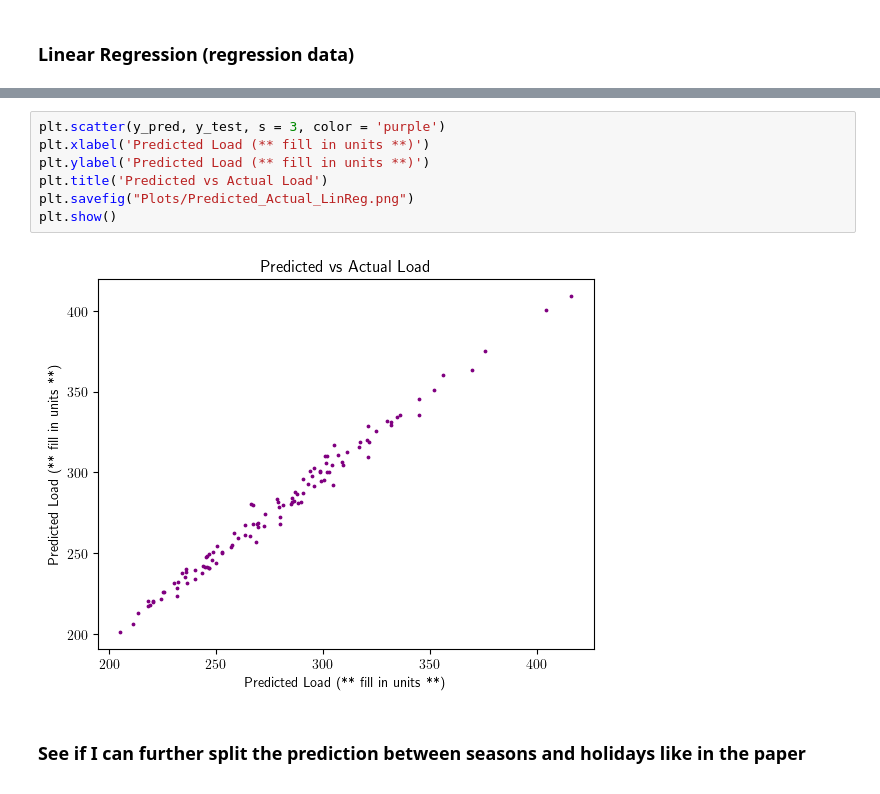
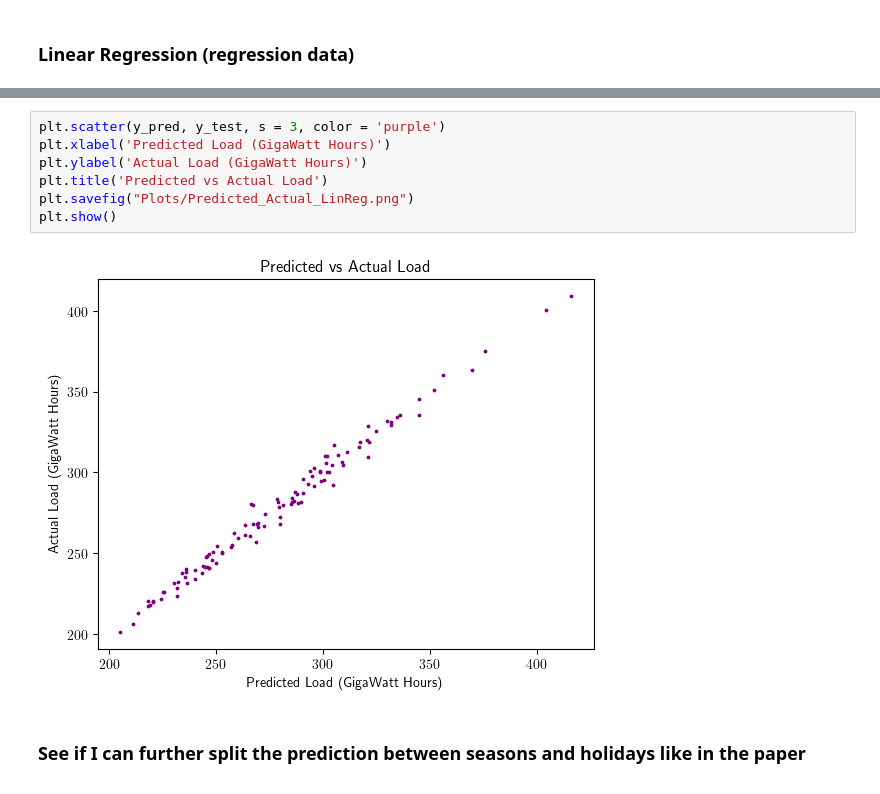
Before and after one commit to jakekosakoff/Physics-139-Final, a Jupyter notebook: Final Project Code/Regression.ipynb, the cells around one changed output, grey strips where cells are left out. Drawn from its saved outputs; the diff is of its cells as text.

```diff
--- a/Final Project Code/Regression.ipynb
+++ b/Final Project Code/Regression.ipynb
@@ -79,12 +79,12 @@ mape = 0.013621622894780276
 # %%
 plt.scatter(y_pred, y_test, s = 3, color = 'purple')
-plt.xlabel('Predicted Load (** fill in units **)')
-plt.ylabel('Predicted Load (** fill in units **)')
+plt.xlabel('Predicted Load (GigaWatt Hours)')
+plt.ylabel('Actual Load (GigaWatt Hours)')
 plt.title('Predicted vs Actual Load')
 plt.savefig("Plots/Predicted_Actual_LinReg.png")
 plt.show()
 # %% [output]
-[figure, old version]
+[figure, new version]
 # %% [markdown]
 ### See if I can further split the prediction between seasons and holidays like in the paper
 
```
Also changed, not shown: parts of 6 cells of this notebook.
